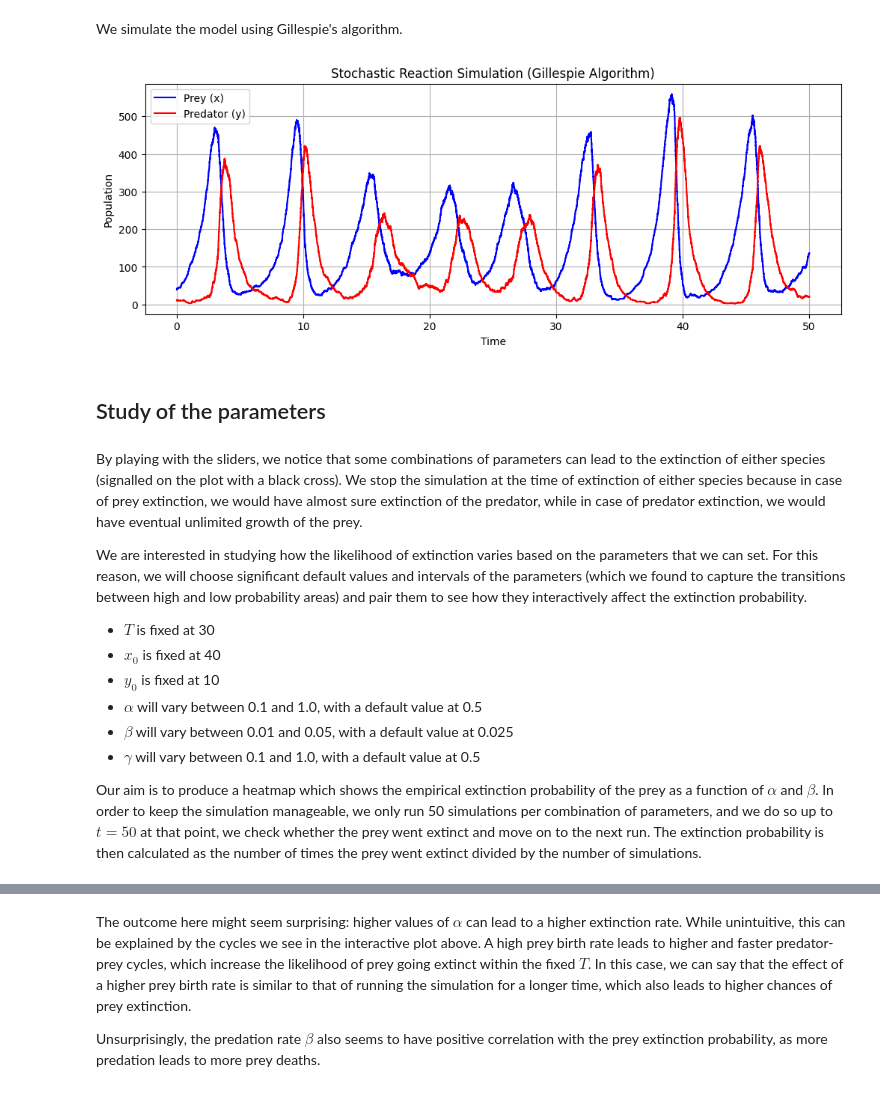
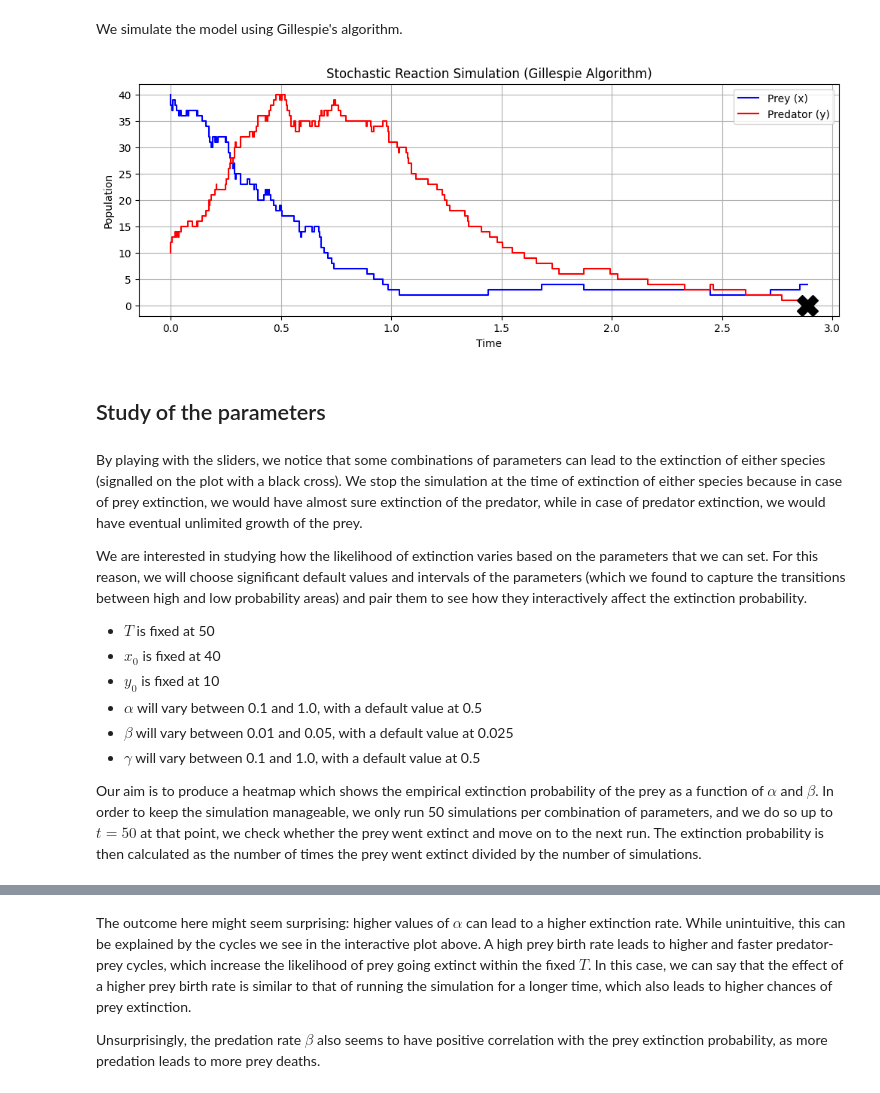
Before and after one commit to P4quitoz/stochastic-lotka-volterra, a Jupyter notebook: code/lotka_volterra_models_comparison_static_plots.ipynb, the cells around one changed output, grey strips where cells are left out. Cells and saved outputs as stored; diff of their text form; code cells hidden in the pictures.

```diff
--- a/code/lotka_volterra_models_comparison_static_plots.ipynb
+++ b/code/lotka_volterra_models_comparison_static_plots.ipynb
@@ -233,42 +233,42 @@ def simulate_lv_reactions(alpha, beta, gamma, x0, y0, T, seed=None):
             x.append(x_curr - 1)    # predation: prey dies
             y.append(y_curr + 1)    # predator reproduces
         else:
             x.append(x_curr)        # predator dies
             y.append(y_curr - 1)
 
 
     return np.array(t), np.array(x), np.array(y)
 
 def plot_lv_reactions(t, x, y):
     # Time series
     plt.figure(figsize=(12, 4))
     plt.step(t, x, where='post', label='Prey (x)', color='blue')
     plt.step(t, y, where='post', label='Predator (y)', color='red')
     if x[-1] == 0:
         plt.plot(t[-1], x[-1], c='black', marker='X', markersize=20)
     if y[-1] == 0:
         plt.plot(t[-1], y[-1], c='black', marker='X', markersize=20)
     plt.xlabel("Time")
     plt.ylabel("Population")
     plt.title("Stochastic Reaction Simulation (Gillespie Algorithm)")
     plt.legend()
     plt.grid(True)
 
 # Create interactive UI for the stochastic simulation
 def run_lv_reactions(alpha, beta, gamma, x0, y0, T, seed):
     t, x, y = simulate_lv_reactions(alpha, beta, gamma, x0, y0, T, seed)
     plot_lv_reactions(t, x, y)
 
-run_lv_reactions(1,0.01,1.5,40,10,50,1)
+run_lv_reactions(1.0, 0.1, 1.5, 40, 10, 50, random.randint(0, 10000))
 # %% [output]
-[figure, old version]
+[figure, new version]
 # %% [markdown]
 ## Study of the parameters
 # %% [markdown]
 By playing with the sliders, we notice that some combinations of parameters can lead to the extinction of either species (signalled on the plot with a black cross). We stop the simulation at the time of extinction of either species because in case of prey extinction, we would have almost sure extinction of the predator, while in case of predator extinction, we would have eventual unlimited growth of the prey.
 
 We are interested in studying how the likelihood of extinction varies based on the parameters that we can set. For this reason, we will choose significant default values and intervals of the parameters (which we found to capture the transitions between high and low probability areas) and pair them to see how they interactively affect the extinction probability.
-- $T$ is fixed at 30
+- $T$ is fixed at 50
 - $x_0$ is fixed at 40
 - $y_0$ is fixed at 10
 - $\alpha$ will vary between 0.1 and 1.0, with a default value at 0.5
```
Also changed, not shown: parts of 9 cells of this notebook, 4 other files.
